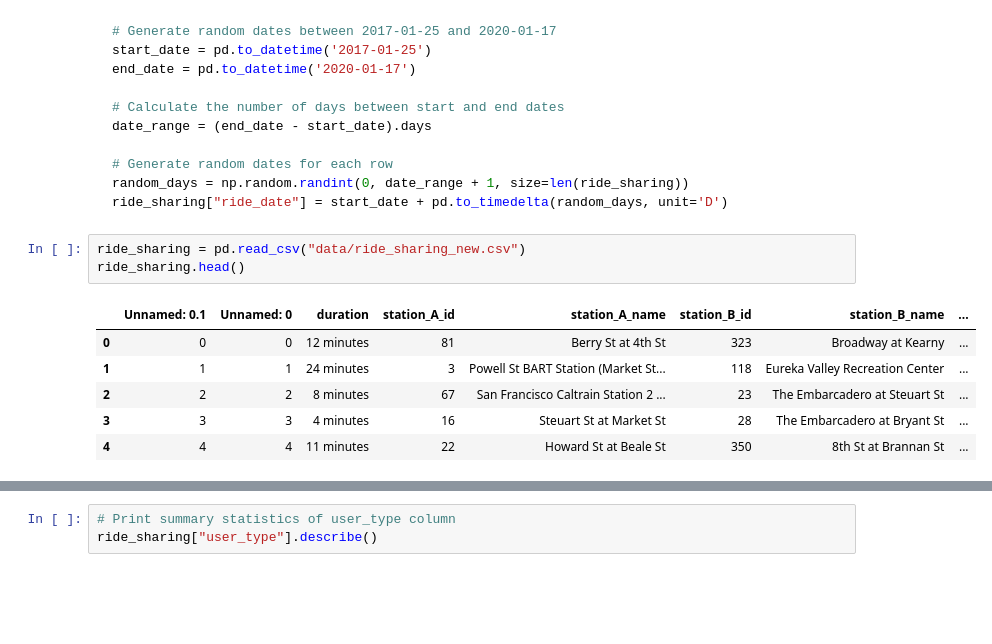
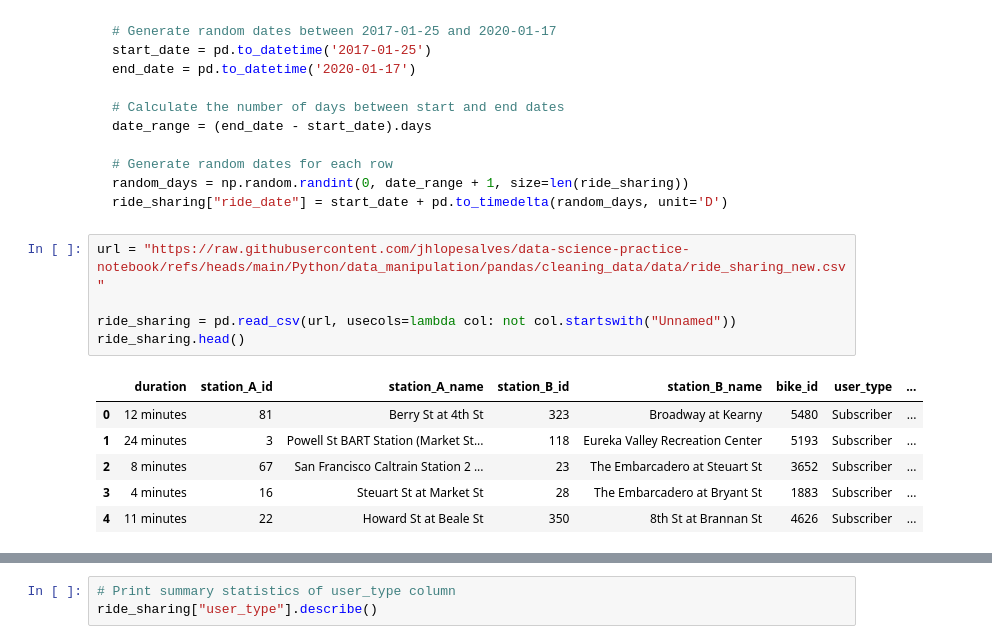
Before and after one commit to jhlopesalves/data-science-notebooks, a Jupyter notebook: Python/data_manipulation/pandas/cleaning_data/cleaning_data.ipynb, the cells around one changed output, grey strips where cells are left out. Saved outputs shown, nothing was run; the diff lists cells and outputs as text; blank space fills up the shorter version.

Commit message:
ride_sharing_id.csv

````diff
--- a/Python/data_manipulation/pandas/cleaning_data/cleaning_data.ipynb
+++ b/Python/data_manipulation/pandas/cleaning_data/cleaning_data.ipynb
@@ -141,12 +141,14 @@ random_days = np.random.randint(0, date_range + 1, size=len(ride_sharing))
 ride_sharing["ride_date"] = start_date + pd.to_timedelta(random_days, unit='D')
 ```
 # %%
-ride_sharing = pd.read_csv("data/ride_sharing_new.csv")
+url = "https://raw.githubusercontent.com/jhlopesalves/data-science-practice-notebook/refs/heads/main/Python/data_manipulation/pandas/cleaning_data/data/ride_sharing_new.csv"
+
+ride_sharing = pd.read_csv(url, usecols=lambda col: not col.startswith("Unnamed"))
 ride_sharing.head()
 # %% [output]
-|  | Unnamed: 0.1 | Unnamed: 0 | duration | station_A_id | station_A_name | station_B_id | station_B_name | ... |
-| 0 | 0 | 0 | 12 minutes | 81 | Berry St at 4th St | 323 | Broadway at Kearny | ... |
-| 1 | 1 | 1 | 24 minutes | 3 | Powell St BART Station (Market St... | 118 | Eureka Valley Recreation Center | ... |
-| 2 | 2 | 2 | 8 minutes | 67 | San Francisco Caltrain Station 2 ... | 23 | The Embarcadero at Steuart St | ... |
-| 3 | 3 | 3 | 4 minutes | 16 | Steuart St at Market St | 28 | The Embarcadero at Bryant St | ... |
-| 4 | 4 | 4 | 11 minutes | 22 | Howard St at Beale St | 350 | 8th St at Brannan St | ... |
+|  | duration | station_A_id | station_A_name | station_B_id | station_B_name | bike_id | user_type | ... |
+| 0 | 12 minutes | 81 | Berry St at 4th St | 323 | Broadway at Kearny | 5480 | Subscriber | ... |
+| 1 | 24 minutes | 3 | Powell St BART Station (Market St... | 118 | Eureka Valley Recreation Center | 5193 | Subscriber | ... |
+| 2 | 8 minutes | 67 | San Francisco Caltrain Station 2 ... | 23 | The Embarcadero at Steuart St | 3652 | Subscriber | ... |
+| 3 | 4 minutes | 16 | Steuart St at Market St | 28 | The Embarcadero at Bryant St | 1883 | Subscriber | ... |
+| 4 | 11 minutes | 22 | Howard St at Beale St | 350 | 8th St at Brannan St | 4626 | Subscriber | ... |
````
Also changed, not shown: parts of 6 cells of this notebook, 1 other file.
